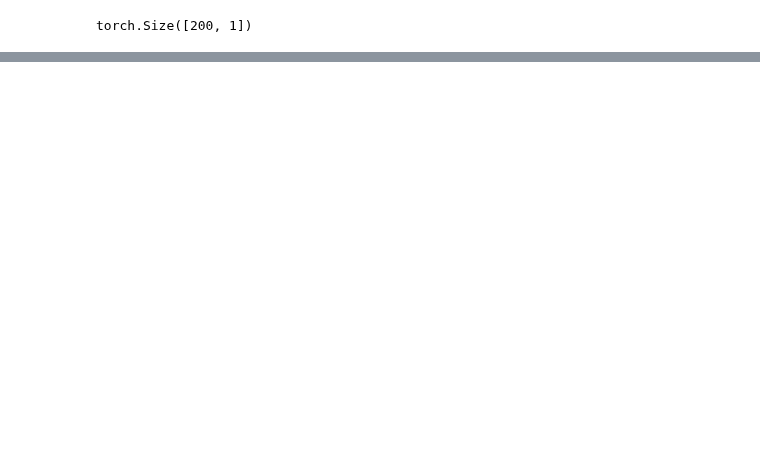
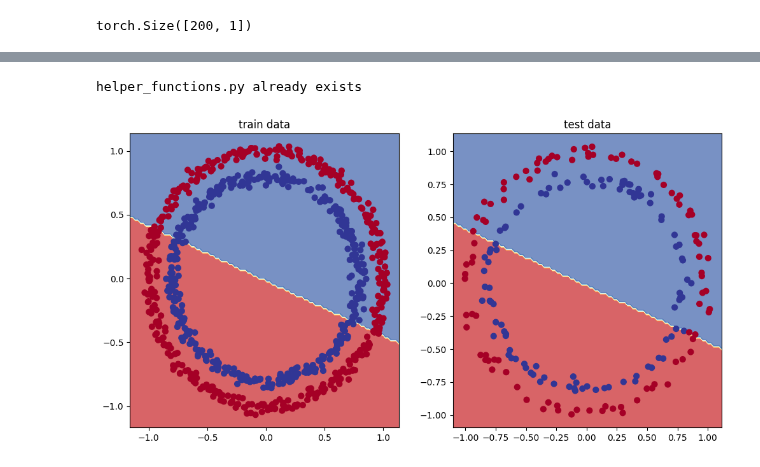
Before and after one commit to raviakasapu/DeepLearningPyTorch, a Jupyter notebook: 02_PyTorch_Classification_Neural_Networks.ipynb, the cells around one changed output, grey strips where cells are left out. Drawn from its saved outputs; the diff is of its cells as text; code cells hidden in the pictures; blank space fills up the shorter version.

```diff
--- a/02_PyTorch_Classification_Neural_Networks.ipynb
+++ b/02_PyTorch_Classification_Neural_Networks.ipynb
@@ -197,5 +215,5 @@ tensor([[1.],
 # %%
-epochs = 200
+epochs = 1000
 torch.manual_seed(42)
 
 X_train, y_train = X_train.to(device), y_train.to(device)
@@ -228,6 +246,6 @@ for epoch in range(epochs):
     test_accuracy = accuracy_fn(y_true=y_test,
                                  y_pred=test_pred)
 
-  if epoch % 10 == 0:
-    print(f"Epoch: {epoch} Loss:{loss:.5f} Accuracy {accuracy:.5f} test_loss:{test_loss:.5f} test_accuracy:{test_accuracy:.5f}")
+  if epoch % 100 == 0:
+    print(f"Epoch: {epoch} | Loss:{loss:.5f} | Accuracy {accuracy:.2f}% | test_loss:{test_loss:.5f} | test_accuracy:{test_accuracy:.2f}%")
 # %% [output]
@@ -253,0 +262,15 @@ Epoch: 190 Loss:0.69359 Accuracy 50.37500 test_loss:0.69524 test_accuracy:50.500
+# %%
+import requests
+from pathlib import Path
+
+import os
+import zipfile
+
+if Path("helper_functions.py").is_file():
+  print("helper_functions.py already exists")
+else:
+  request = requests.get("https://raw.githubusercontent.com/mrdbourke/pytorch-deep-learning/main/helper_functions.py")
+  with open("helper_functions.py","wb") as f:
+    f.write(request.content)
+# %% [output]
+helper_functions.py already exists
@@ -253,0 +281,10 @@ Epoch: 190 Loss:0.69359 Accuracy 50.37500 test_loss:0.69524 test_accuracy:50.500
+# %%
+plt.figure(figsize=(12,6))
+plt.subplot(1,2,1)
+plt.title("train data")
+plot_decision_boundary(model_0,X_train,y_train)
+plt.subplot(1,2,2)
+plt.title("test data")
+plot_decision_boundary(model_0,X_test,y_test)
+# %% [output]
+[figure, added]
```
Also changed, not shown: parts of 16 cells of this notebook.
